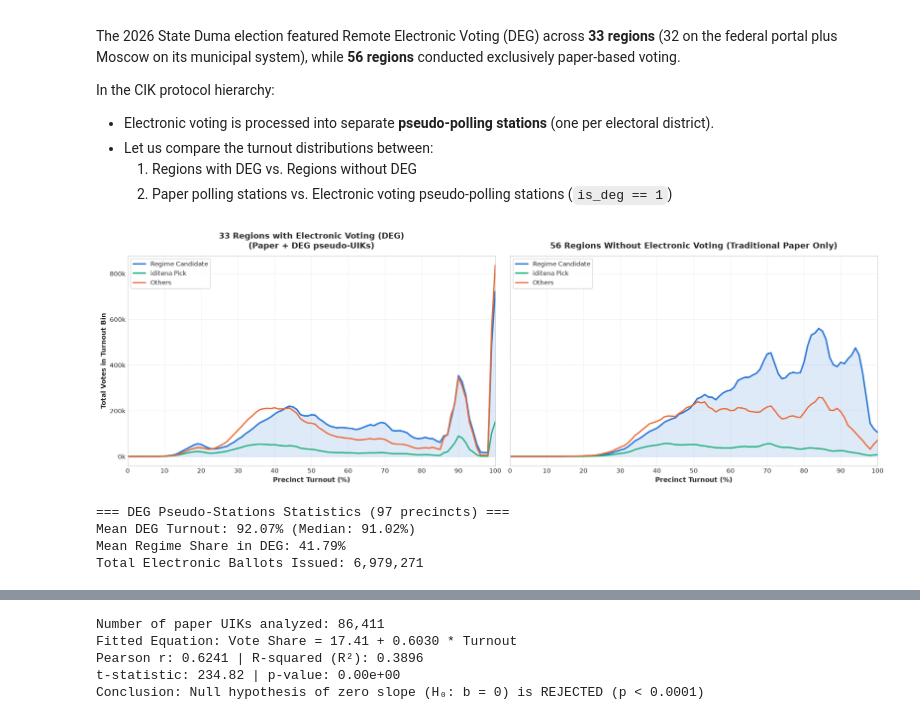
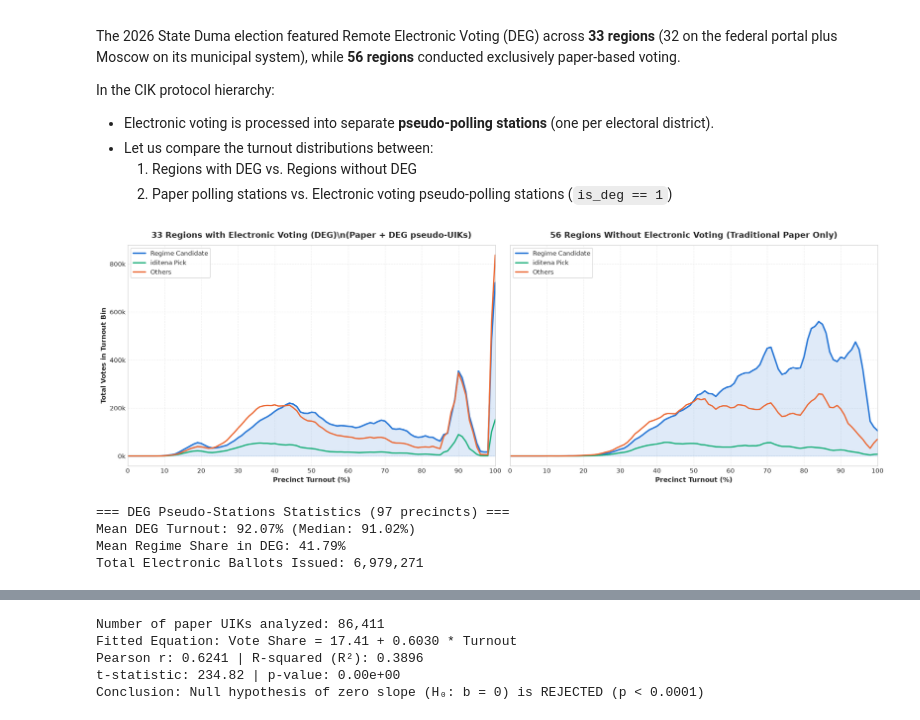
Before and after one commit to valentynbez/stolen-elections, a Jupyter notebook: notebooks/stolen-elections.ipynb, the cells around one changed output, grey strips where cells are left out. Drawn from its saved outputs; the diff is of its cells as text; code cells hidden in the pictures.

```diff
--- a/notebooks/stolen-elections.ipynb
+++ b/notebooks/stolen-elections.ipynb
@@ -339,37 +339,37 @@ ax1.plot(bins_deg_regs['bin'], smooth_series(bins_deg_regs['power']), color=C_PO
 ax1.plot(bins_deg_regs['bin'], smooth_series(bins_deg_regs['pick']), color=C_PICK, linewidth=2.2, label='iditena Pick')
 ax1.plot(bins_deg_regs['bin'], smooth_series(bins_deg_regs['other']), color=C_OTHER, linewidth=2.2, label='Others')
 ax1.fill_between(bins_deg_regs['bin'], smooth_series(bins_deg_regs['power']), color=C_POWER, alpha=0.15)
-ax1.set_title('33 Regions with Electronic Voting (DEG)\n(Paper + DEG pseudo-UIKs)', fontsize=13, fontweight='bold', pad=12)
+ax1.set_title('33 Regions with Electronic Voting (DEG)\\n(Paper + DEG pseudo-UIKs)', fontsize=13, fontweight='bold', pad=12)
 ax1.set_xlabel('Precinct Turnout (%)', fontsize=11, fontweight='bold')
 ax1.set_ylabel('Total Votes in Turnout Bin', fontsize=11, fontweight='bold')
 ax1.set_xlim(0, 100)
 ax1.xaxis.set_major_locator(ticker.MultipleLocator(10))
 ax1.yaxis.set_major_formatter(ticker.FuncFormatter(lambda v, p: f"{v/1e6:.1f}M" if v>=1e6 else f"{v/1e3:.0f}k"))
 ax1.legend(loc='upper left', frameon=True)
 
 # Non-DEG Regions
 ax2 = axes[1]
 ax2.plot(bins_nodeg_regs['bin'], smooth_series(bins_nodeg_regs['power']), color=C_POWER, linewidth=2.5, label='Regime Candidate')
 ax2.plot(bins_nodeg_regs['bin'], smooth_series(bins_nodeg_regs['pick']), color=C_PICK, linewidth=2.2, label='iditena Pick')
 ax2.plot(bins_nodeg_regs['bin'], smooth_series(bins_nodeg_regs['other']), color=C_OTHER, linewidth=2.2, label='Others')
 ax2.fill_between(bins_nodeg_regs['bin'], smooth_series(bins_nodeg_regs['power']), color=C_POWER, alpha=0.15)
 ax2.set_title('56 Regions Without Electronic Voting (Traditional Paper Only)', fontsize=13, fontweight='bold', pad=12)
 ax2.set_xlabel('Precinct Turnout (%)', fontsize=11, fontweight='bold')
 ax2.set_xlim(0, 100)
 ax2.xaxis.set_major_locator(ticker.MultipleLocator(10))
 ax2.legend(loc='upper left', frameon=True)
 
 plt.tight_layout()
 plt.show()
 
 # Inspect DEG pseudo-polling stations characteristics
 deg_uiks = df[df['is_deg'] == 1]
 print(f"=== DEG Pseudo-Stations Statistics ({len(deg_uiks)} precincts) ===")
 print(f"Mean DEG Turnout: {deg_uiks['turnout'].mean():.2f}% (Median: {deg_uiks['turnout'].median():.2f}%)")
 print(f"Mean Regime Share in DEG: {deg_uiks['power_pct'].mean():.2f}%")
 print(f"Total Electronic Ballots Issued: {deg_uiks['issued'].sum():,}")
 # %% [output]
-[figure, old version]
+[figure, new version]
 === DEG Pseudo-Stations Statistics (97 precincts) ===
 Mean DEG Turnout: 92.07% (Median: 91.02%)
 Mean Regime Share in DEG: 41.79%
```
Also changed, not shown: parts of 7 cells of this notebook.
